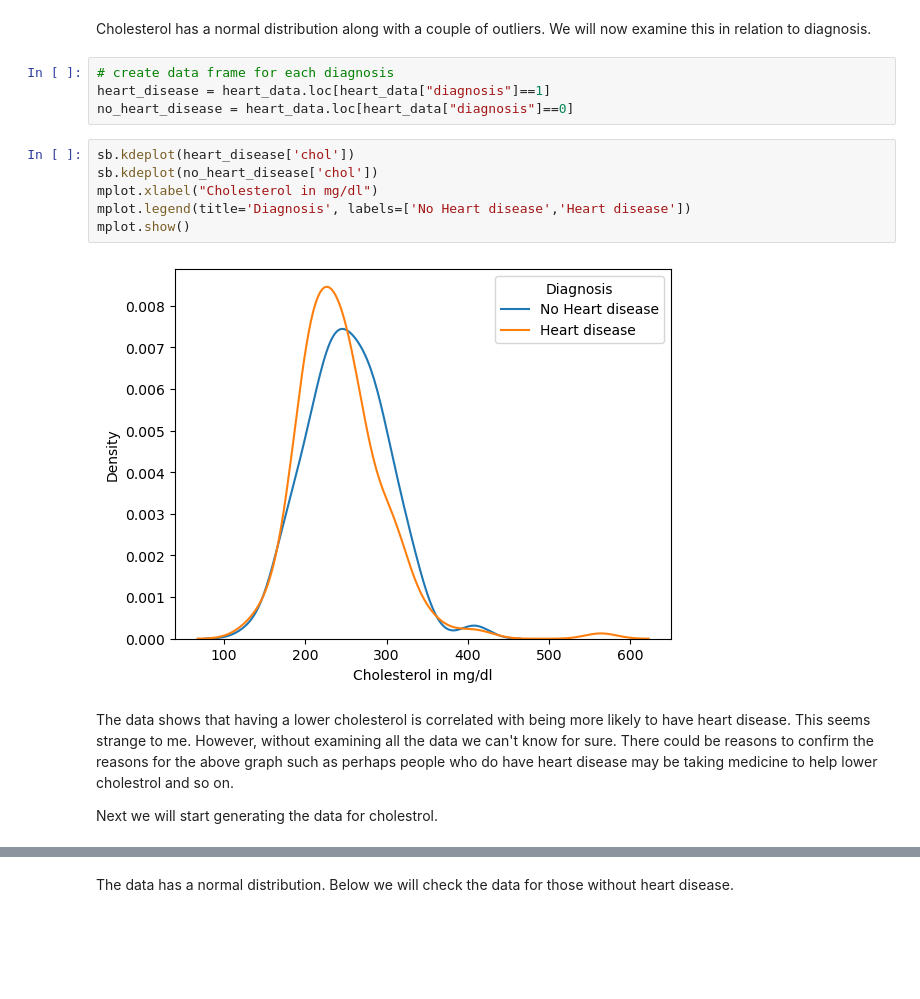
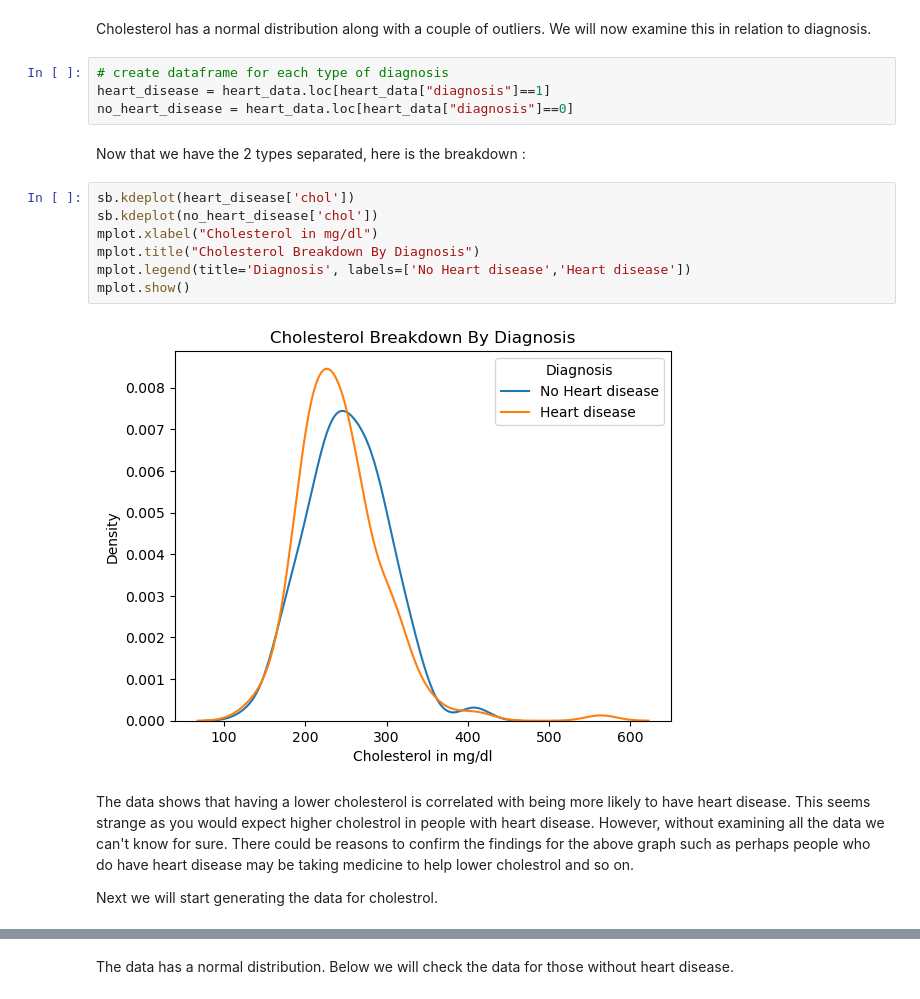
Before and after one commit to frankquinn89/PROGRAMMING_FOR_DATA_ANALYSIS, a Jupyter notebook: project.ipynb, the cells around one changed output, grey strips where cells are left out. Cells and saved outputs as stored; diff of their text form; blank space fills up the shorter version.

Commit message:
updated comments in cholestrol section

```diff
--- a/project.ipynb
+++ b/project.ipynb
@@ -457,19 +457,22 @@ mplot.show()
 # %% [markdown]
 Cholesterol has a normal distribution along with a couple of outliers. We will now examine this in relation to diagnosis.
 # %%
-# create data frame for each diagnosis
+# create dataframe for each type of diagnosis
 heart_disease = heart_data.loc[heart_data["diagnosis"]==1]
 no_heart_disease = heart_data.loc[heart_data["diagnosis"]==0]
+# %% [markdown]
+Now that we have the 2 types separated, here is the breakdown :
 # %%
 sb.kdeplot(heart_disease['chol'])
 sb.kdeplot(no_heart_disease['chol'])
 mplot.xlabel("Cholesterol in mg/dl")
+mplot.title("Cholesterol Breakdown By Diagnosis")
 mplot.legend(title='Diagnosis', labels=['No Heart disease','Heart disease'])
 mplot.show()
 # %% [output]
-[figure, old version]
+[figure, new version]
 # %% [markdown]
-The data shows that having a lower cholesterol is correlated with being more likely to have heart disease. This seems strange to me. However, without examining all the data we can't know for sure. There could be reasons to confirm the reasons for the above graph such as perhaps people who do have heart disease may be taking medicine to help lower cholestrol and so on.
+The data shows that having a lower cholesterol is correlated with being more likely to have heart disease. This seems strange as you would expect higher cholestrol in people with heart disease. However, without examining all the data we can't know for sure. There could be reasons to confirm the findings for the above graph such as perhaps people who do have heart disease may be taking medicine to help lower cholestrol and so on.
 
 Next we will start generating the data for cholestrol.
 # %%
```
Also changed, not shown: parts of 21 cells of this notebook.
